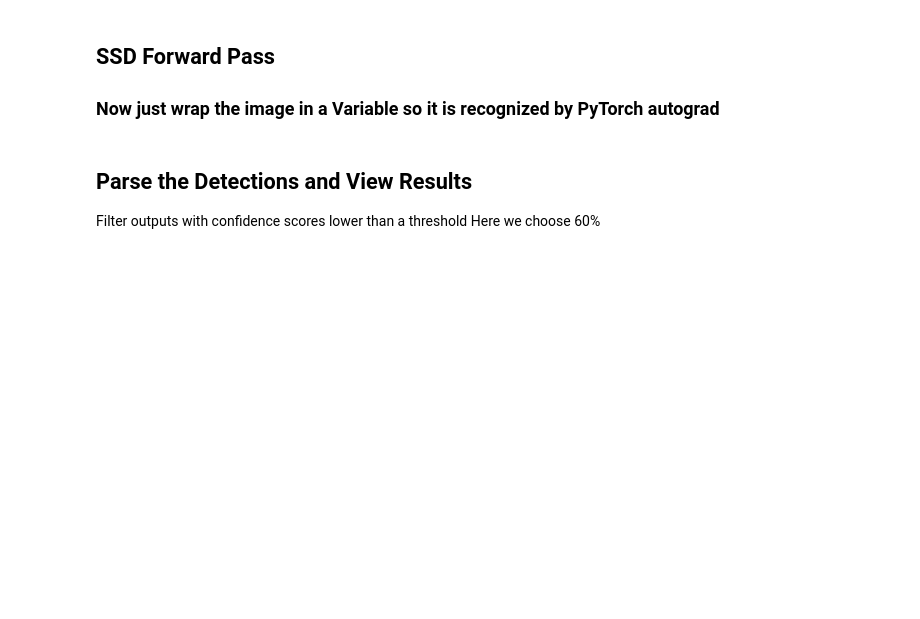
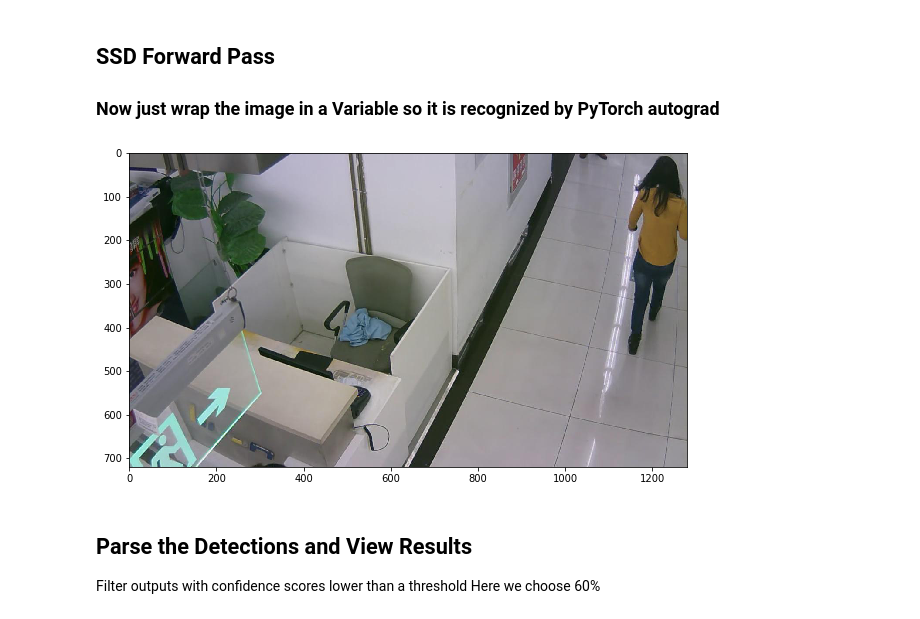
Before and after one commit to hustzxd/task1-PedestrianDetection, a Jupyter notebook: ssd.pytorch/demo/demo.ipynb, the cells around one changed output. Drawn from its saved outputs; the diff is of its cells as text; code cells hidden in the pictures; blank space fills up the shorter version.

```diff
--- a/ssd.pytorch/demo/demo.ipynb
+++ b/ssd.pytorch/demo/demo.ipynb
@@ -24,9 +24,11 @@ from ssd import build_ssd
     and number of object classes to score (21 for VOC dataset)
 2. Next we load pretrained weights on the VOC0712 trainval dataset
 # %%
-net = build_ssd('test', 300, 21)    # initialize SSD
+net_voc = build_ssd('test', 300, 2)    # initialize SSD
+net_coco = build_ssd('test', 300, 2)
 # net.load_weights('../weights/ssd300_mAP_77.43_v2.pth')
-net.load_weights('../weights/ssd300_VOC_15000.pth')
+net_voc.load_weights('../weights/ssd300_VOC_person_115000.pth')
+net_coco.load_weights('../weights/ssd300_COCO_person_115000.pth')
 # %% [output]
 Loading weights into state dict...
 Finished!
@@ -70,6 +54,28 @@ y = net(xx)
 # %% [markdown]
 ## SSD Forward Pass
 ### Now just wrap the image in a Variable so it is recognized by PyTorch autograd
+# %%
+img_id = 30
+image = testset.pull_image(img_id)
+# print(image.shape) # (357, 500, 3)
+rgb_image = cv2.cvtColor(image, cv2.COLOR_BGR2RGB)
+# View the sampled input image before transform
+plt.figure(figsize=(10,10))
+plt.imshow(rgb_image)
+plt.show()
+x = cv2.resize(image, (300, 300)).astype(np.float32) # int to float32
+x -= (104.0, 117.0, 123.0)
+x = x.astype(np.float32)
+x = x[:, :, ::-1].copy()
+# plt.imshow(x)
+x = torch.from_numpy(x).permute(2, 0, 1)
+xx = Variable(x.unsqueeze(0))     # wrap tensor in Variable
+if torch.cuda.is_available():
+    xx = xx.cuda()
+y_voc = net_voc(xx)
+y_coco = net_coco(xx)
+# %% [output]
+[figure, added]
 # %% [markdown]
 ## Parse the Detections and View Results
 Filter outputs with confidence scores lower than a threshold
```
Also changed, not shown: parts of 4 cells of this notebook, 12 other files.
